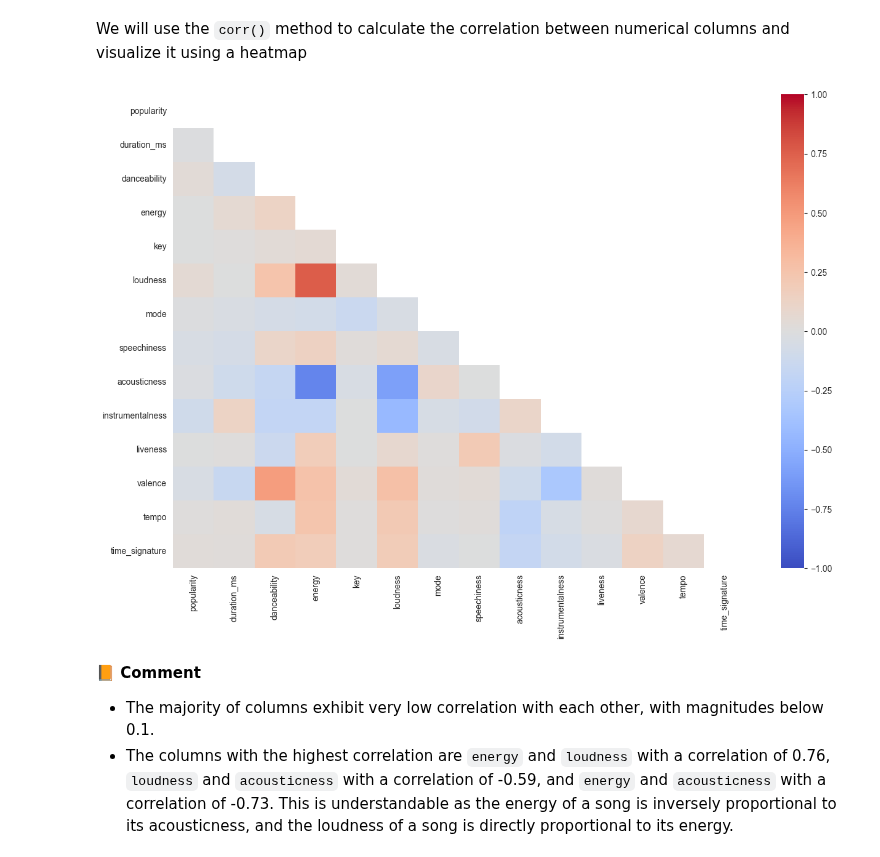
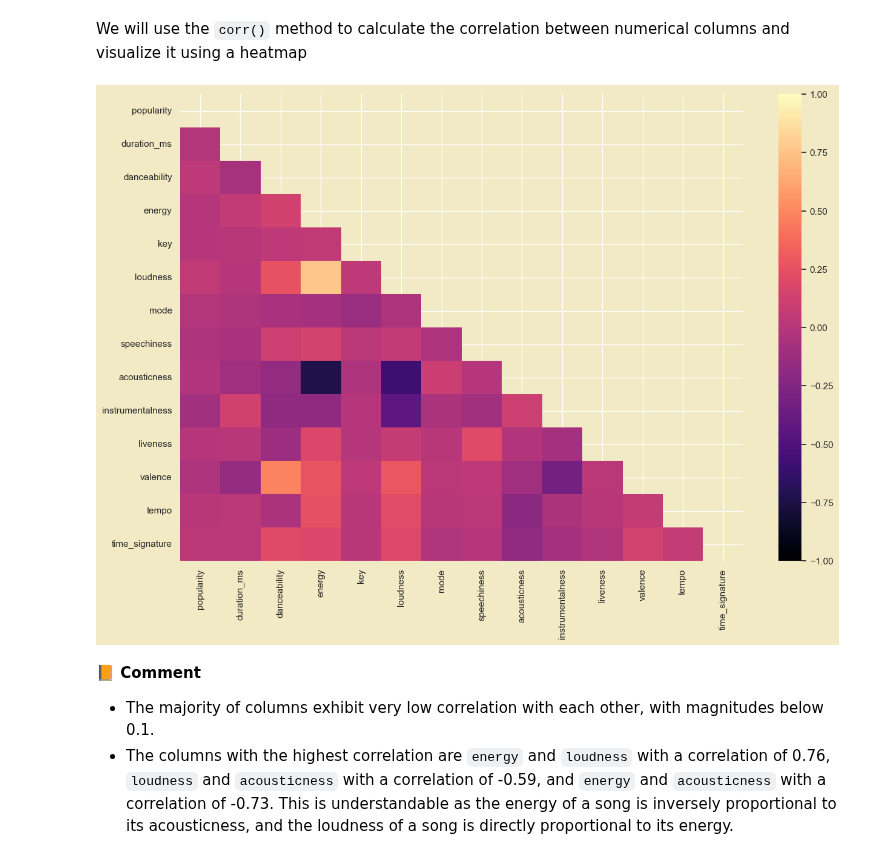
Before and after one commit to duongtruongbinh/Prog4DS_FinalProject, a Jupyter notebook: Data_Exploring-and-Preprocessing.ipynb, the cells around one changed output. Cells and saved outputs as stored; diff of their text form; code cells hidden in the pictures.

```diff
--- a/Data_Exploring-and-Preprocessing.ipynb
+++ b/Data_Exploring-and-Preprocessing.ipynb
@@ -261,6 +261,7 @@ numerical_cols.describe()
 **👉 Distribution of numerical columns**
 # %%
 sns.set_style('darkgrid')
+sns.set(rc={"axes.facecolor":"#F2EAC5","figure.facecolor":"#F2EAC5"})
 numerical_cols.hist(figsize=(20,15), bins=30, xlabelsize=8, ylabelsize=8)
 plt.tight_layout()
 plt.show()
@@ -410,7 +411,7 @@ plt.show()
 # %%
 top_n = 10
 sns.set_style('darkgrid')
-
+sns.set(rc={"axes.facecolor":"#F2EAC5","figure.facecolor":"#F2EAC5"})
 # Get the top N most frequent artists, albums, tracks, and genres
 top_artists = df['artists'].value_counts().head(top_n)
 top_albums = df['album_name'].value_counts().head(top_n)
@@ -467,6 +468,7 @@ We can observe that the distribution as well as the range of values in the numer
 # %%
 # boxplot for numerical columns
 sns.set_style('darkgrid')
+sns.set(rc={"axes.facecolor":"#F2EAC5","figure.facecolor":"#F2EAC5"})
 columns = ['popularity', 'duration_ms', 'tempo', 'loudness', 'acousticness', 'danceability', 'energy', 'instrumentalness', 'liveness', 'speechiness', 'valence']
 fig, axes = plt.subplots(nrows=3, ncols=4, figsize=(15, 10))
 for i, col in enumerate(columns):
@@ -490,14 +492,15 @@ We will use the `corr()` method to calculate the correlation between numerical c
 # %%
 # heatmap for correlation
 corr = numerical_cols.corr()
 mask = np.zeros_like(corr)
 mask[np.triu_indices_from(mask)] = True
 sns.set_style('white')
+sns.set(rc={"axes.facecolor":"#F2EAC5","figure.facecolor":"#F2EAC5"})
 plt.figure(figsize=(15, 10))
-sns.heatmap(corr, mask=mask, annot=True, cmap='coolwarm', vmin=-1, vmax=1)
+sns.heatmap(corr, mask=mask, annot=True, cmap='magma', vmin=-1, vmax=1)
 plt.show()
 # %% [output]
-[figure, old version]
+[figure, new version]
 # %% [markdown]
 **📙 Comment**
 
```
Also changed, not shown: parts of 7 cells of this notebook, 6 other files.
